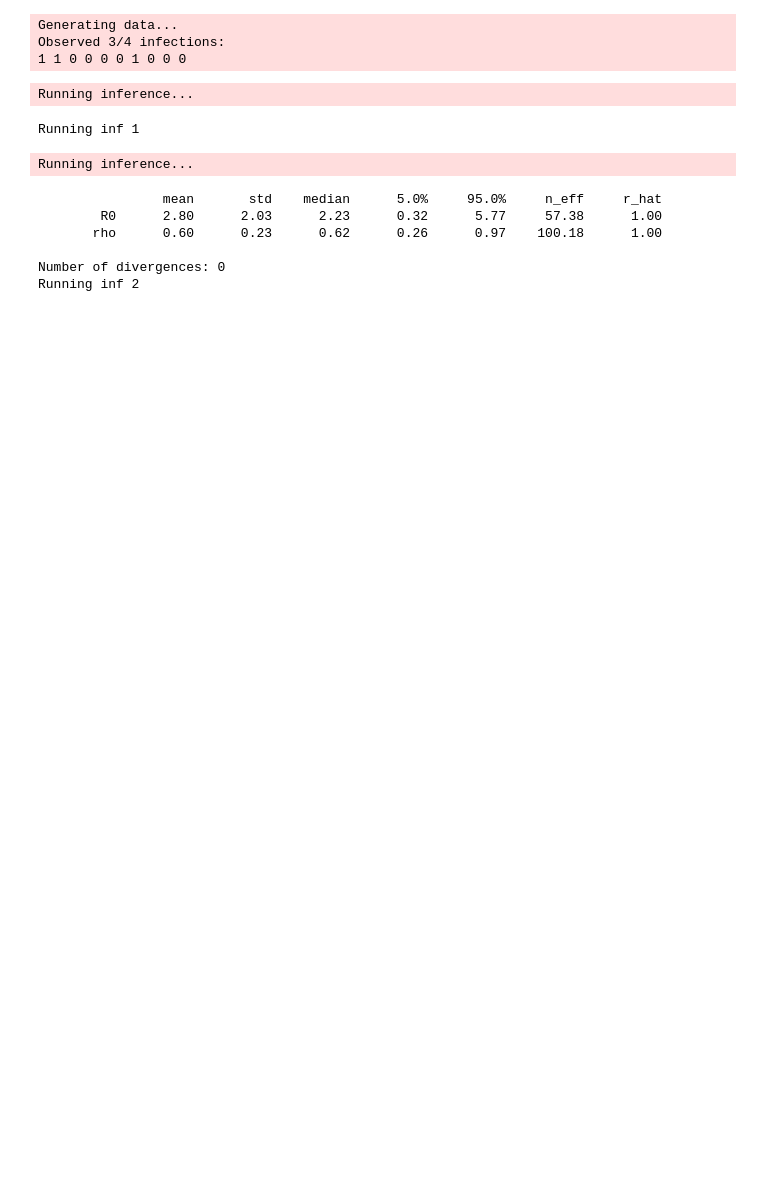
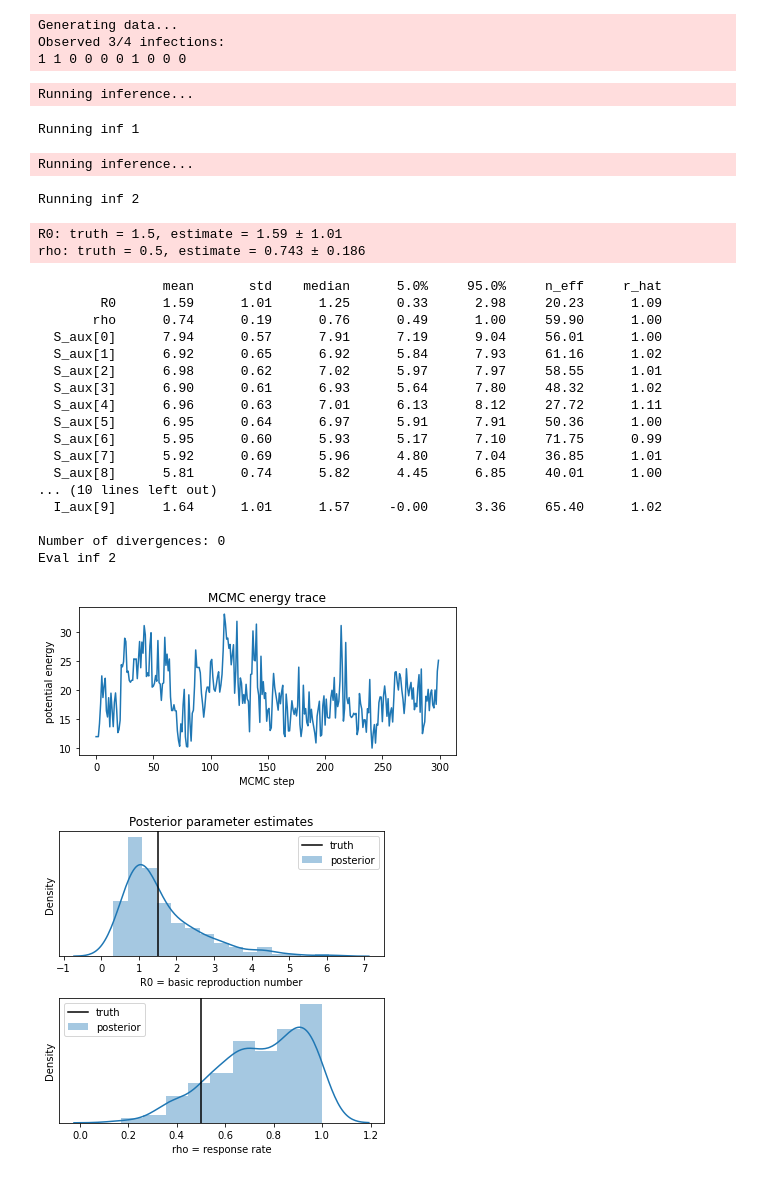
Before and after one commit to biomac-lab/covid19_forecast, a Jupyter notebook: prototypes/pomp.ipynb, the cells around one changed output. Saved outputs shown, nothing was run; the diff lists cells and outputs as text; code cells hidden in the pictures; blank space fills up the shorter version.

Commit message:
updating figure

```diff
--- a/prototypes/pomp.ipynb
+++ b/prototypes/pomp.ipynb
@@ -544,7 +542,7 @@ parser = argparse.ArgumentParser(description="SIR epidemiology modeling using HM
 parser.add_argument("-p", "--population", default=10, type=int)
 parser.add_argument("-m", "--min-observations", default=3, type=int)
 parser.add_argument("-d", "--duration", default=10, type=int)
-parser.add_argument("-f", "--forecast", default=0, type=int)
+parser.add_argument("-f", "--forecast", default=True, type=bool)
 parser.add_argument("-R0", "--basic-reproduction-number", default=1.5, type=float)
 parser.add_argument("-tau", "--recovery-time", default=7.0, type=float)
 parser.add_argument("-rho", "--response-rate", default=0.5, type=float)
@@ -560,7 +558,7 @@ parser.add_argument("--double", action="store_true")
 parser.add_argument("--jit", action="store_true")
 parser.add_argument("--cuda", action="store_true")
 parser.add_argument("--verbose", action="store_true")
-parser.add_argument("--plot", action="store_true")
+parser.add_argument("--plot", default=True, action="store_true")
 args = parser.parse_args([])
 # %%
 # Experiments
@@ -588,18 +586,8 @@ Observed 3/4 infections:
 print('Running inf 1')
 samples1 = infer_hmc_enum(args, obs)
 
-print('Running inf 2')
-sample2s = infer_hmc_cont(continuous_model, args, obs)
-
-print('Running inf 3')
-samples3 = infer_hmc_cont(vectorized_model, args, obs)
+print('Eval inf 1')
+evaluate(args, samples1)
 # %% [output]
 Running inference...
 Running inf 1
-Running inference...
-                mean       std    median      5.0%     95.0%     n_eff     r_hat
-        R0      2.80      2.03      2.23      0.32      5.77     57.38      1.00
-       rho      0.60      0.23      0.62      0.26      0.97    100.18      1.00
-
-Number of divergences: 0
-Running inf 2
@@ -606,9 +599,30 @@ Running inf 2
 # %%
-print('Eval inf 1')
-evaluate(args, samples1)
+print('Running inf 2')
+samples2 = infer_hmc_cont(continuous_model, args, obs)
 
-print('Eval inf 1')
+print('Eval inf 2')
 evaluate(args, samples2)
-
-print('Eval inf 1')
-evaluate(args, samples3)
+# %% [output]
+Running inference...
+Running inf 2
+R0: truth = 1.5, estimate = 1.59 ± 1.01
+rho: truth = 0.5, estimate = 0.743 ± 0.186
+                mean       std    median      5.0%     95.0%     n_eff     r_hat
+        R0      1.59      1.01      1.25      0.33      2.98     20.23      1.09
+       rho      0.74      0.19      0.76      0.49      1.00     59.90      1.00
+  S_aux[0]      7.94      0.57      7.91      7.19      9.04     56.01      1.00
+  S_aux[1]      6.92      0.65      6.92      5.84      7.93     61.16      1.02
+  S_aux[2]      6.98      0.62      7.02      5.97      7.97     58.55      1.01
+  S_aux[3]      6.90      0.61      6.93      5.64      7.80     48.32      1.02
+  S_aux[4]      6.96      0.63      7.01      6.13      8.12     27.72      1.11
+  S_aux[5]      6.95      0.64      6.97      5.91      7.91     50.36      1.00
+  S_aux[6]      5.95      0.60      5.93      5.17      7.10     71.75      0.99
+  S_aux[7]      5.92      0.69      5.96      4.80      7.04     36.85      1.01
+  S_aux[8]      5.81      0.74      5.82      4.45      6.85     40.01      1.00
+... (10 lines left out)
+  I_aux[9]      1.64      1.01      1.57     -0.00      3.36     65.40      1.02
+
+Number of divergences: 0
+Eval inf 2
+[figure, added]
+[figure, added]
```
Also changed, not shown: parts of 3 cells of this notebook.
